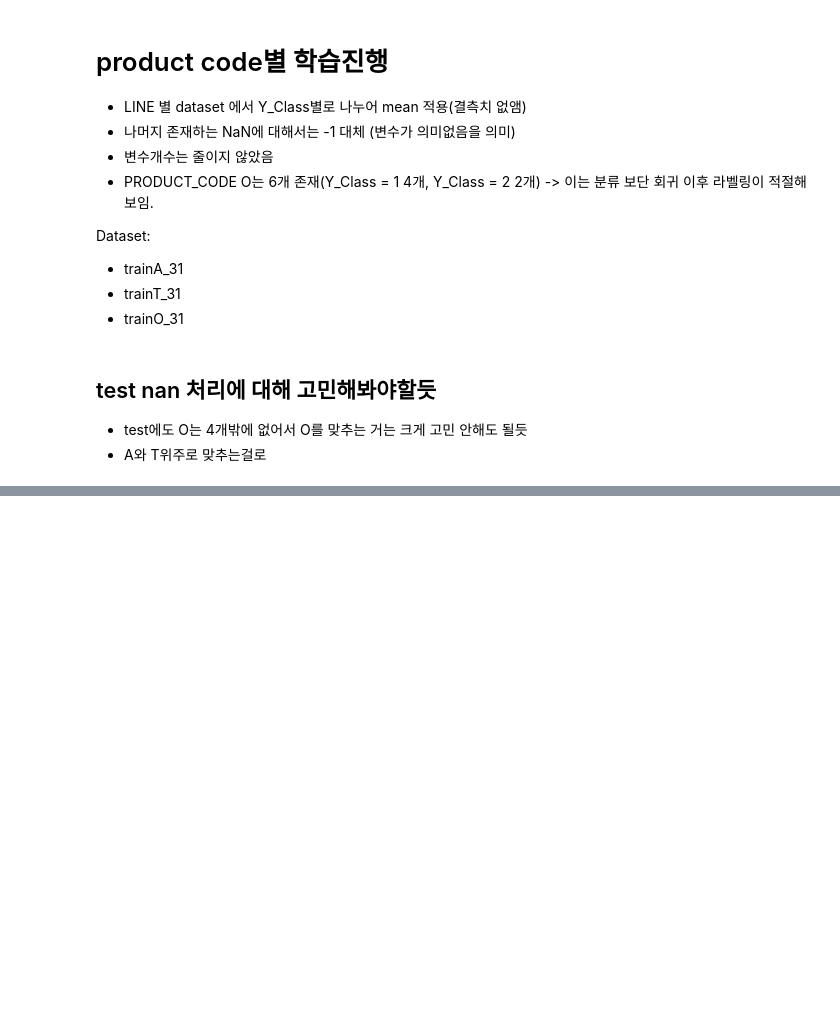
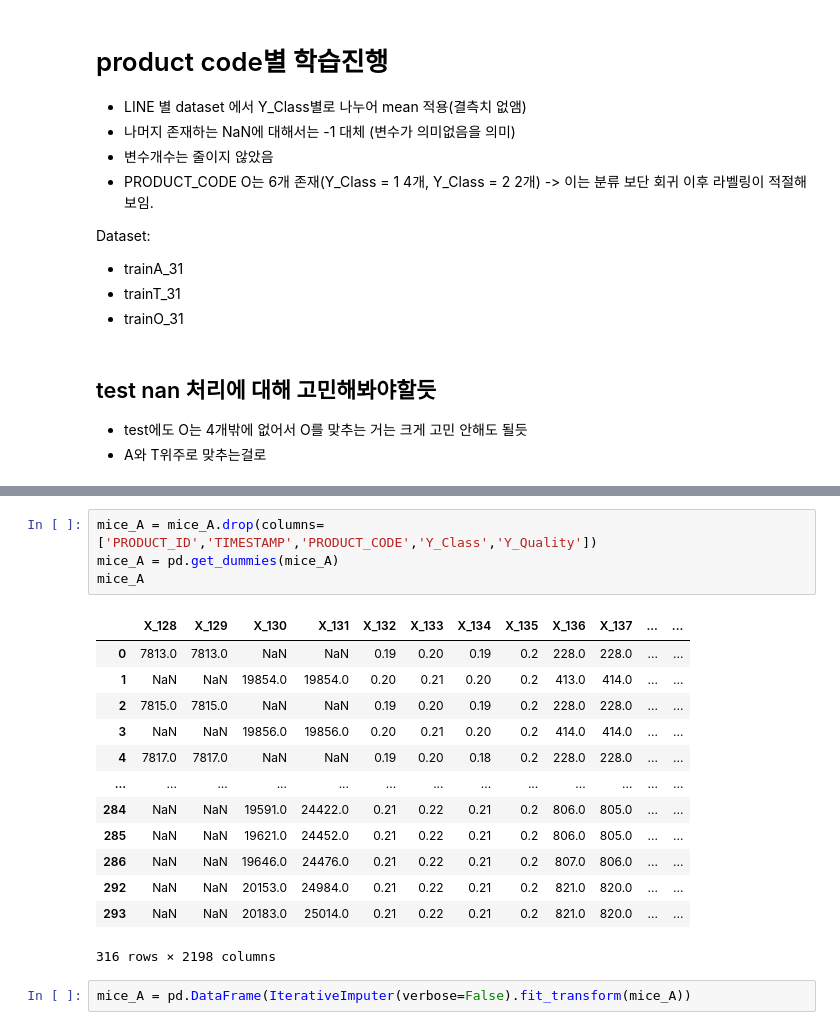
Before and after one commit to jjuhyeok/LG_Aimers2, a Jupyter notebook: EDA/배홍섭/LINE,Y_Class별 mean.ipynb, the cells around one changed output, grey strips where cells are left out. Drawn from its saved outputs; the diff is of its cells as text; blank space fills up the shorter version.

```diff
--- a/EDA/배홍섭/LINE,Y_Class별 mean.ipynb
+++ b/EDA/배홍섭/LINE,Y_Class별 mean.ipynb
@@ -560,0 +545,20 @@ test_df[test_df['PRODUCT_CODE'] == 'O_31']
+# %%
+mice_A = mice_A.drop(columns=['PRODUCT_ID','TIMESTAMP','PRODUCT_CODE','Y_Class','Y_Quality'])
+mice_A = pd.get_dummies(mice_A)
+mice_A
+# %% [output]
+|  | X_128 | X_129 | X_130 | X_131 | X_132 | X_133 | X_134 | X_135 | X_136 | X_137 | ... | ... |
+| 0 | 7813.0 | 7813.0 | NaN | NaN | 0.19 | 0.20 | 0.19 | 0.2 | 228.0 | 228.0 | ... | ... |
+| 1 | NaN | NaN | 19854.0 | 19854.0 | 0.20 | 0.21 | 0.20 | 0.2 | 413.0 | 414.0 | ... | ... |
+| 2 | 7815.0 | 7815.0 | NaN | NaN | 0.19 | 0.20 | 0.19 | 0.2 | 228.0 | 228.0 | ... | ... |
+| 3 | NaN | NaN | 19856.0 | 19856.0 | 0.20 | 0.21 | 0.20 | 0.2 | 414.0 | 414.0 | ... | ... |
+| 4 | 7817.0 | 7817.0 | NaN | NaN | 0.19 | 0.20 | 0.18 | 0.2 | 228.0 | 228.0 | ... | ... |
+| ... | ... | ... | ... | ... | ... | ... | ... | ... | ... | ... | ... | ... |
+| 284 | NaN | NaN | 19591.0 | 24422.0 | 0.21 | 0.22 | 0.21 | 0.2 | 806.0 | 805.0 | ... | ... |
+| 285 | NaN | NaN | 19621.0 | 24452.0 | 0.21 | 0.22 | 0.21 | 0.2 | 806.0 | 805.0 | ... | ... |
+| 286 | NaN | NaN | 19646.0 | 24476.0 | 0.21 | 0.22 | 0.21 | 0.2 | 807.0 | 806.0 | ... | ... |
+| 292 | NaN | NaN | 20153.0 | 24984.0 | 0.21 | 0.22 | 0.21 | 0.2 | 821.0 | 820.0 | ... | ... |
+| 293 | NaN | NaN | 20183.0 | 25014.0 | 0.21 | 0.22 | 0.21 | 0.2 | 821.0 | 820.0 | ... | ... |
+316 rows × 2198 columns
+# %%
+mice_A = pd.DataFrame(IterativeImputer(verbose=False).fit_transform(mice_A))
```
Also changed, not shown: parts of 13 cells of this notebook.
